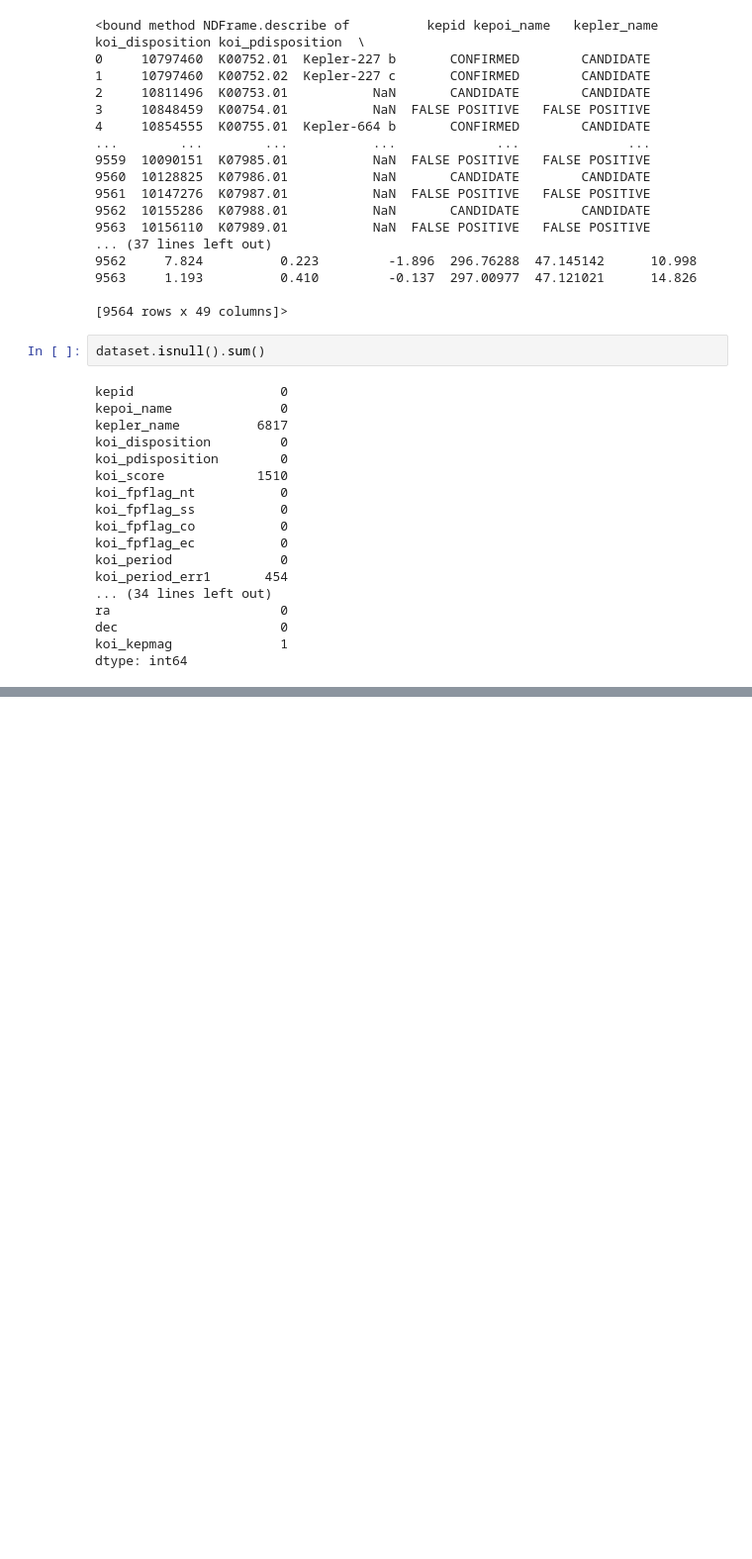
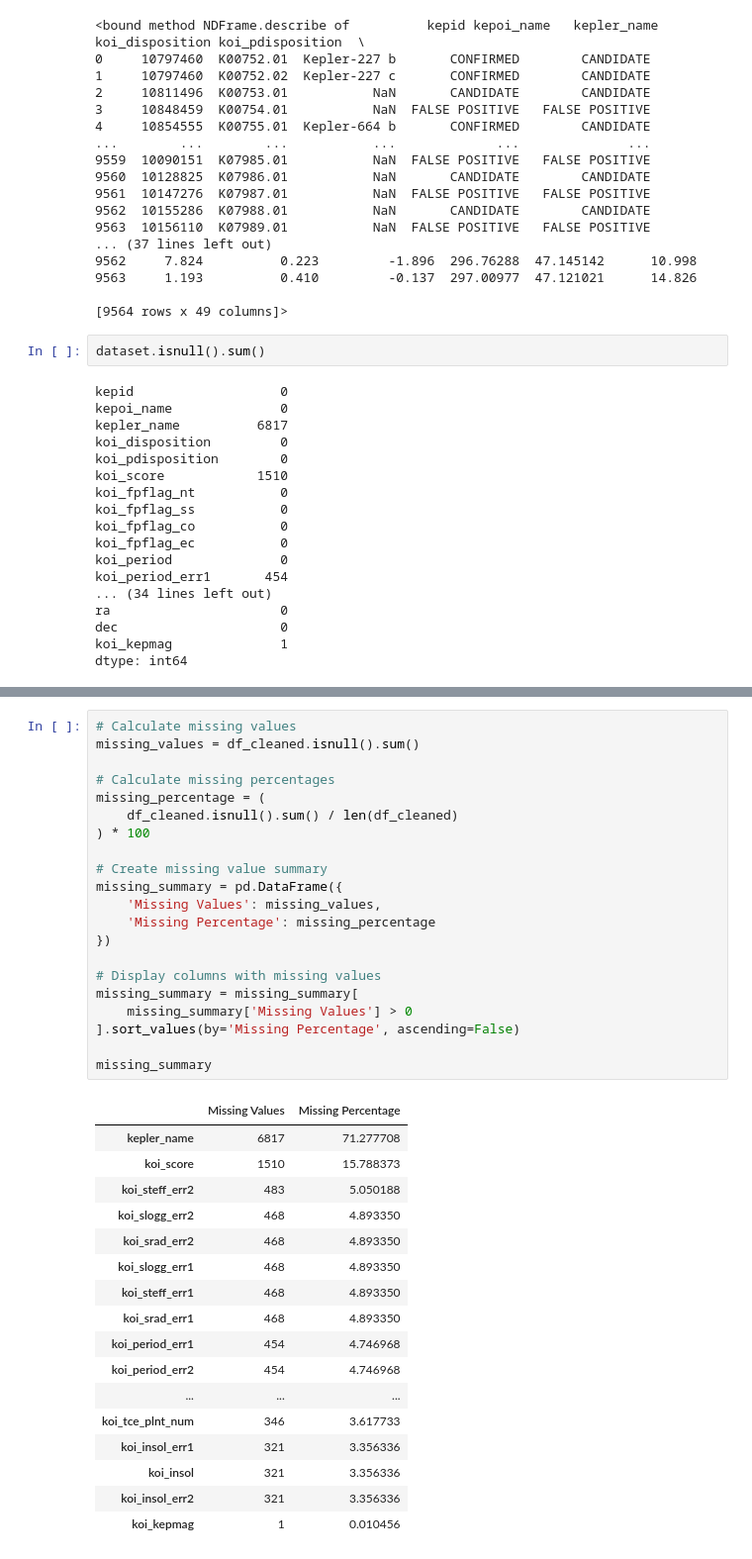
Before and after one commit to devikarapillai/Kepler-Exoplant_Classification, a Jupyter notebook: Nasa Kepler Exoplanent Detection.ipynb, the cells around one changed output, grey strips where cells are left out. Shown at 99% size. Drawn from its saved outputs; the diff is of its cells as text; blank space fills up the shorter version.

```diff
--- a/Nasa Kepler Exoplanent Detection.ipynb
+++ b/Nasa Kepler Exoplanent Detection.ipynb
@@ -92,0 +259,39 @@ dtype: int64
+# %%
+# Calculate missing values
+missing_values = df_cleaned.isnull().sum()
+
+# Calculate missing percentages
+missing_percentage = (
+    df_cleaned.isnull().sum() / len(df_cleaned)
+) * 100
+
+# Create missing value summary
+missing_summary = pd.DataFrame({
+    'Missing Values': missing_values,
+    'Missing Percentage': missing_percentage
+})
+
+# Display columns with missing values
+missing_summary = missing_summary[
+    missing_summary['Missing Values'] > 0
+].sort_values(by='Missing Percentage', ascending=False)
+
+missing_summary
+# %% [output]
+|  | Missing Values | Missing Percentage |
+| kepler_name | 6817 | 71.277708 |
+| koi_score | 1510 | 15.788373 |
+| koi_steff_err2 | 483 | 5.050188 |
+| koi_slogg_err2 | 468 | 4.893350 |
+| koi_srad_err2 | 468 | 4.893350 |
+| koi_slogg_err1 | 468 | 4.893350 |
+| koi_steff_err1 | 468 | 4.893350 |
+| koi_srad_err1 | 468 | 4.893350 |
+| koi_period_err1 | 454 | 4.746968 |
+| koi_period_err2 | 454 | 4.746968 |
+| ... | ... | ... |
+| koi_tce_plnt_num | 346 | 3.617733 |
+| koi_insol_err1 | 321 | 3.356336 |
+| koi_insol | 321 | 3.356336 |
+| koi_insol_err2 | 321 | 3.356336 |
+| koi_kepmag | 1 | 0.010456 |
```
Also changed, not shown: parts of 27 cells of this notebook.
